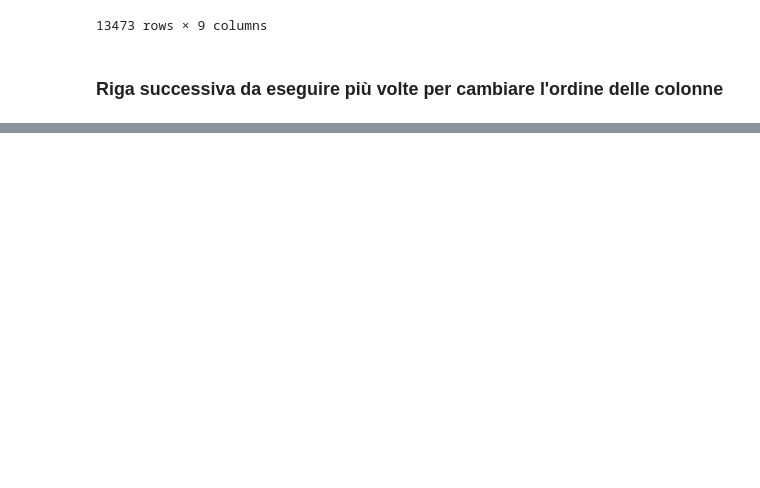
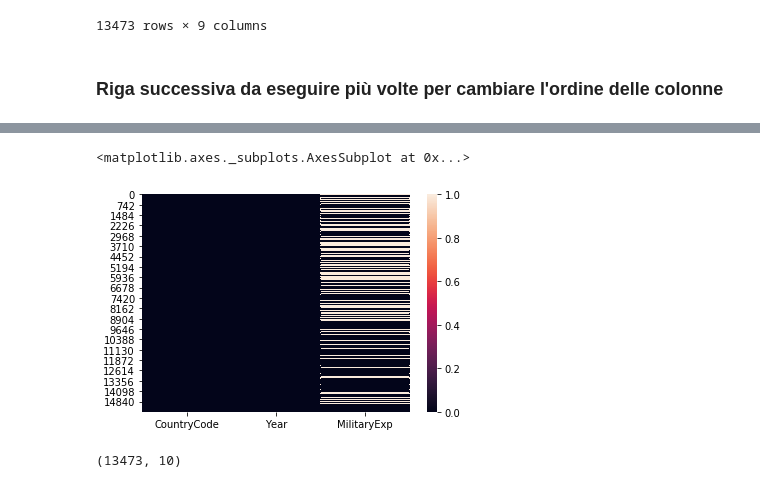
Before and after one commit to AndreaCurtoni/TerrorismDSBA, a Jupyter notebook: First hypothesis.ipynb, the cells around one changed output, grey strips where cells are left out. Saved outputs shown, nothing was run; the diff lists cells and outputs as text; code cells hidden in the pictures; blank space fills up the shorter version.

Commit message:
military expenditure added

```diff
--- a/First hypothesis.ipynb
+++ b/First hypothesis.ipynb
@@ -175,0 +173,2 @@ part.head()
+# %%
+expend = pd.read_csv("dataset/datasets_376235_731395_Military Expenditure.csv")
@@ -175,0 +185,5 @@ part.head()
+# %%
+expend2 = pd.melt(expend, var_name='Year', value_vars=np.setdiff1d(expend.columns.values, ['Name','Code','Type','Indicator Name']) ,id_vars='Code')
+# del expend2['Variable']
+# %%
+expend2.columns = ['CountryCode', 'Year', 'MilitaryExp']
@@ -175,0 +214,11 @@ part.head()
+# %%
+from seaborn import heatmap
+heatmap(expend2.isnull())
+# %% [output]
+<matplotlib.axes._subplots.AxesSubplot at 0x...>
+[figure, added]
+# %%
+tot2 = tot.merge(expend2, on = ['CountryCode', 'Year'], how = 'left')
+tot2.shape
+# %% [output]
+(13473, 10)
```
Also changed, not shown: parts of 8 cells of this notebook, 1 other file.
